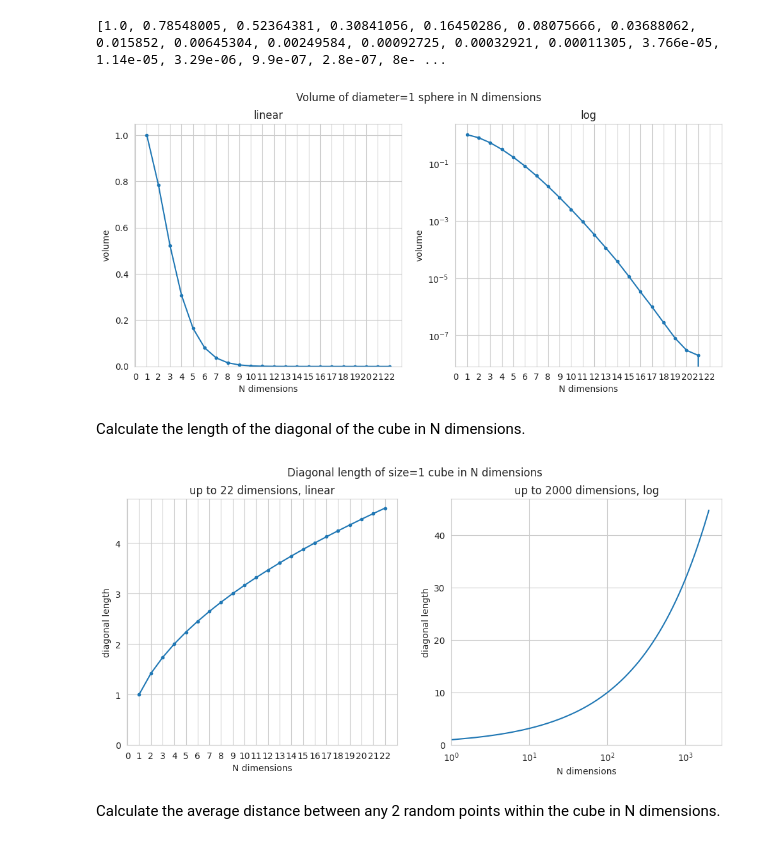
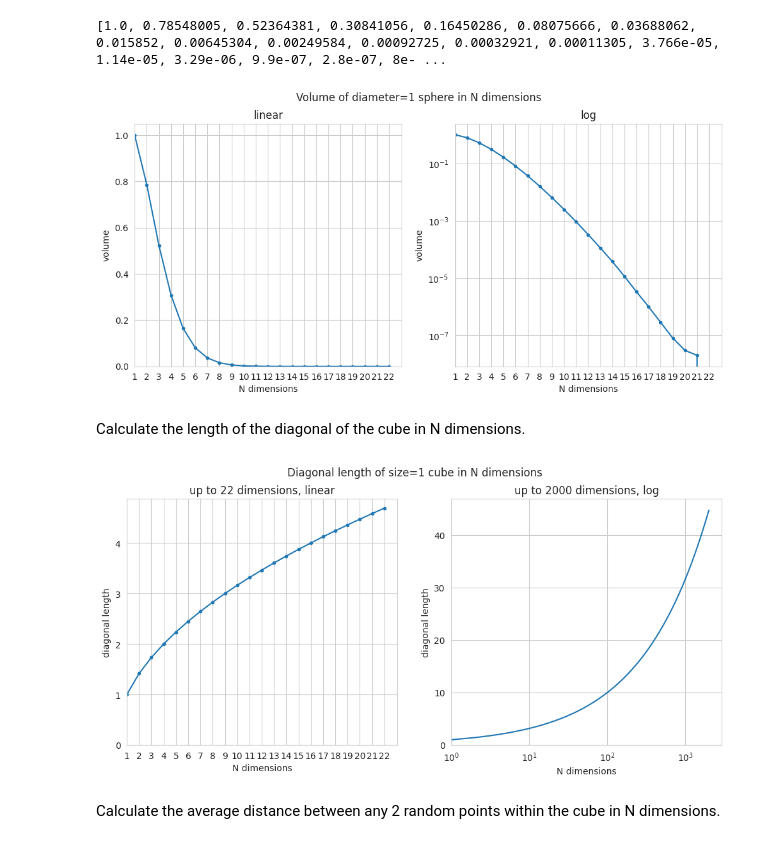
Before and after one commit to FlorinAndrei/misc, a Jupyter notebook: curse_dimensionality_article/n_sphere.ipynb, the cells around one changed output. Cells and saved outputs as stored; diff of their text form; code cells hidden in the pictures.

Commit message:
diff graph created

```diff
--- a/curse_dimensionality_article/n_sphere.ipynb
+++ b/curse_dimensionality_article/n_sphere.ipynb
@@ -116,35 +116,36 @@ fig, (ax1, ax2) = plt.subplots(1, 2, figsize=(12, 5))
 r_df.plot(
     ax=ax1,
     x='N',
     y='ratio',
     style='.-',
     logy=False,
     legend=False,
     title='linear',
 )
 ax1.set_xticks(np.arange(0, d_max + 1))
 ax1.set_xlabel("N dimensions")
 ax1.set_ylabel("volume")
 _ = ax1.set_ylim(bottom=0.0)
+_ = ax1.set_xlim(left=1)
 
 r_df.plot(
     ax=ax2,
     x='N',
     y='ratio',
     style='.-',
     logy=True,
     legend=False,
     title='log',
 )
 ax2.set_xticks(np.arange(0, d_max + 1))
 ax2.set_xlabel("N dimensions")
 ax2.set_ylabel("volume")
-# _ = ax2.set_ylim(bottom=0.0)
+_ = ax2.set_xlim(left=1)
 
 fig.suptitle(f'Volume of diameter=1 sphere in N dimensions')
 fig.savefig("volume.png")
 # %% [output]
-[figure, old version]
+[figure, new version]
 # %% [markdown]
 Calculate the length of the diagonal of the cube in N dimensions.
 # %%
@@ -167,6 +168,7 @@ ax1.set_xticks(np.arange(0, d_max + 1))
 ax1.set_xlabel("N dimensions")
 ax1.set_ylabel("diagonal length")
 _ = ax1.set_ylim(bottom=0.0)
+_ = ax1.set_xlim(left=1)
 
 r_df.plot(
     ax=ax2,
@@ -184,7 +186,7 @@ _ = ax2.set_xlim(left=1.0)
 fig.suptitle('Diagonal length of size=1 cube in N dimensions')
 fig.savefig("diagonal.png")
 # %% [output]
-[figure, old version]
+[figure, new version]
 # %% [markdown]
 Calculate the average distance between any 2 random points within the cube in N dimensions.
 # %%
```
Also changed, not shown: parts of 2 cells of this notebook, 4 other files.
